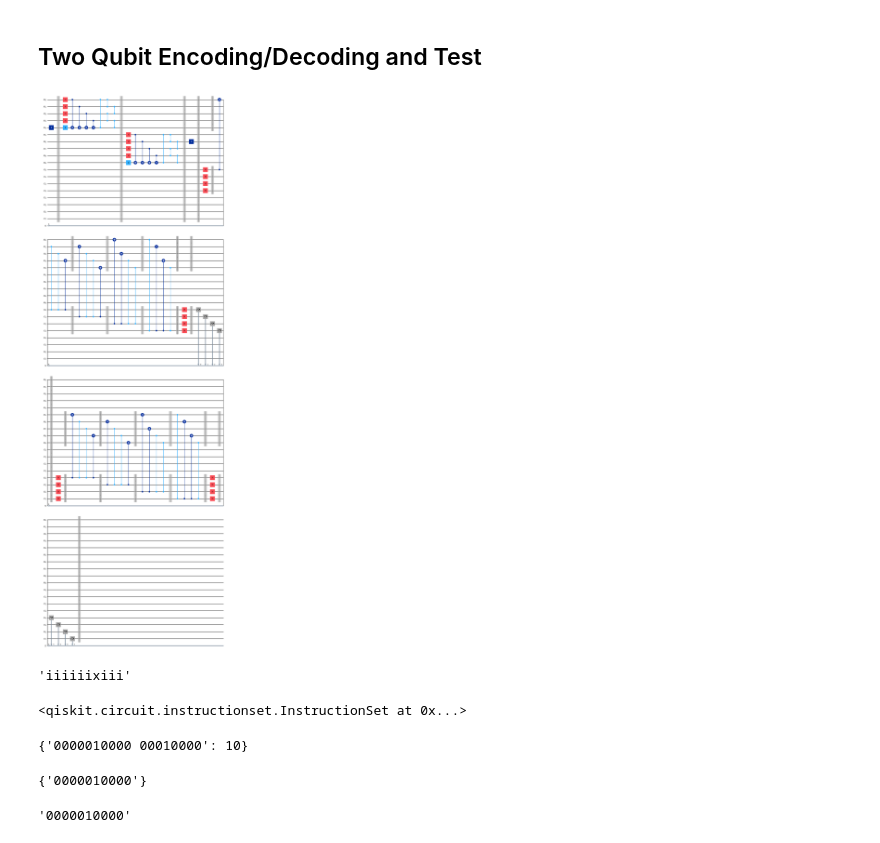
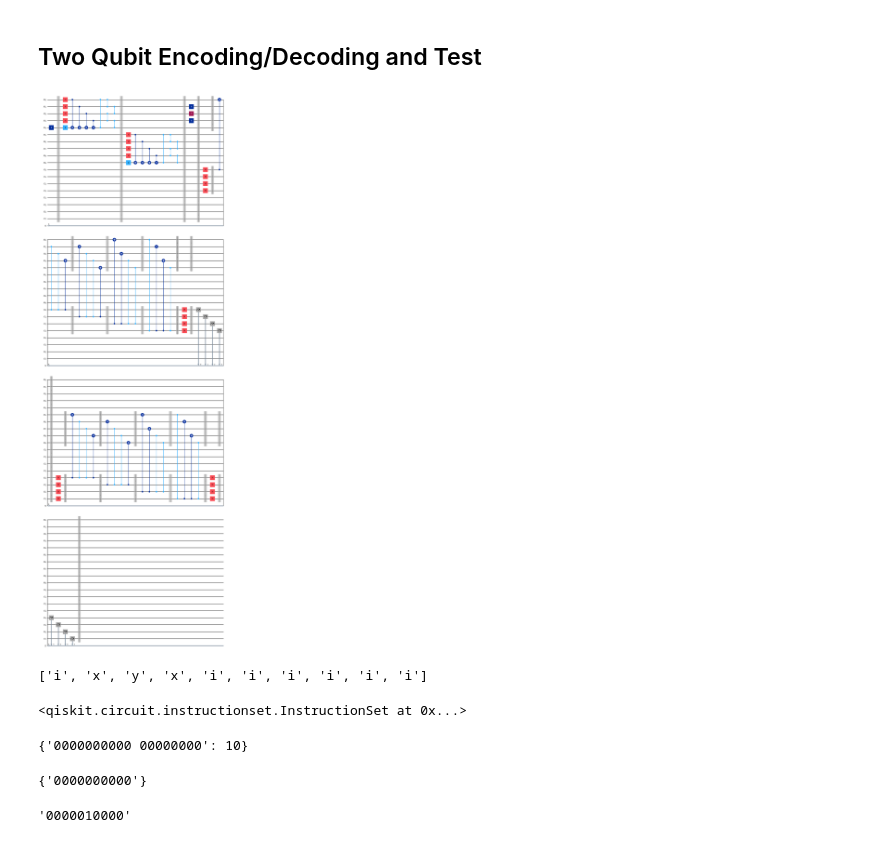
Before and after one commit to lrfinotti/five-qubit-quatum-code, a Jupyter notebook: five-qubit-code.ipynb, the cells around one changed output. Drawn from its saved outputs; the diff is of its cells as text; code cells hidden in the pictures.

```diff
--- a/five-qubit-code.ipynb
+++ b/five-qubit-code.ipynb
@@ -442,53 +444,60 @@ for i in range(2):
     )
     test_circuit.barrier()
 
-error_occurred = ""
 # random errors
+error_occurred = ["i"] * (2 * n_qubits)
 for i in range(2 * n_qubits):
-    rnd = np.random.random()
-    if rnd < p:
-        error_gate = np.random.choice(["x", "y", "z"])
-        error_occurred += error_gate
-        if error_gate == "x":
-            test_circuit.x(quantum_register[i])
-        elif error_gate == "y":
-            test_circuit.y(quantum_register[i])
+    rnd = np.random.random(3)
+    # X error
+    if rnd[0] < p:
+        test_circuit.x(quantum_register[i])
+        error_occurred[i] = "x"
+    # Y error
+    if rnd[1] < p:
+        test_circuit.y(quantum_register[i])
+        if error_occurred[i] == "i":
+            error_occurred[i] = "y"
         else:
-            test_circuit.z(quantum_register[i])
-    else:
-        error_occurred += "i"
+            error_occurred[i] += "y"
+    # Z error
+    if rnd[2] < p:
+        test_circuit.z(quantum_register[i])
+        if error_occurred[i] == "i":
+            error_occurred[i] = "z"
+        else:
+            error_occurred[i] += "z"
 
 test_circuit.barrier()
 
 for i in range(2):
     test_circuit.compose(
         code_circuit,
         # qubits=[[quantum_register[i * n_qubits : (i + 1) * n_qubits]]
         #     + [checks_register[i * n_ancillas : (i + 1) * n_ancillas]]
         # ],
         qubits=
             list(range(i * n_qubits, (i + 1) * n_qubits))
             + list(
                 range(
                     2 * n_qubits + i * n_ancillas,
                     2 * n_qubits + (i + 1) * n_ancillas
                 )
             ),
         clbits=syndromes[i * n_ancillas : (i + 1) * n_ancillas],
         # quantum_register[i * n_qubits : (i + 1) * n_qubits]
         # + checks_register[i * n_ancillas : (i + 1) * n_ancillas]
         # + syndromes[i * n_ancillas : (i + 1) * n_ancillas],
         inplace=True,
     )
     test_circuit.barrier()
 
 test_circuit.draw("mpl")
 # %% [output]
-[figure, old version]
+[figure, new version]
 # %%
 error_occurred
 # %% [output]
-'iiiiiixiii'
+['i', 'x', 'y', 'x', 'i', 'i', 'i', 'i', 'i', 'i']
 # %%
 for i in range(2):
     add_5_qubit_correction(
@@ -525,12 +534,12 @@ job = simulator.run(compiled_circuit, shots=10)
 counts = job.result().get_counts()
 counts
 # %% [output]
-{'0000010000 00010000': 10}
+{'0000000000 00000000': 10}
 # %%
 results = {qubits.split()[0] for qubits in counts}
 results
 # %% [output]
-{'0000010000'}
+{'0000000000'}
 # %%
 results.pop()
 # %% [output]
```
Also changed, not shown: parts of 3 cells of this notebook, 2 other files.
